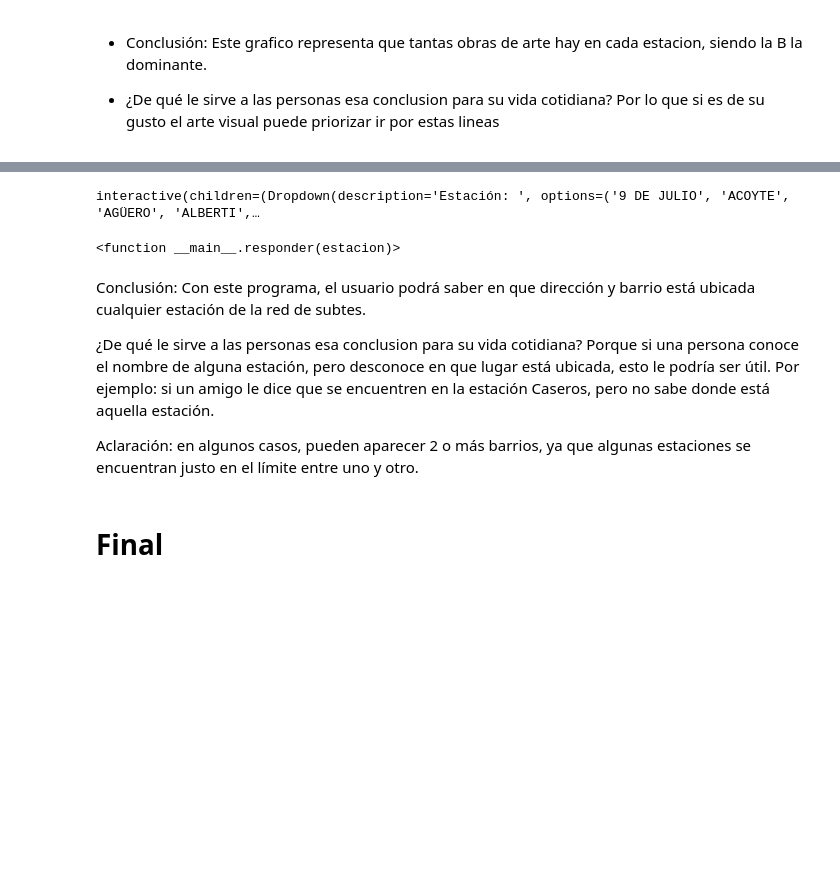
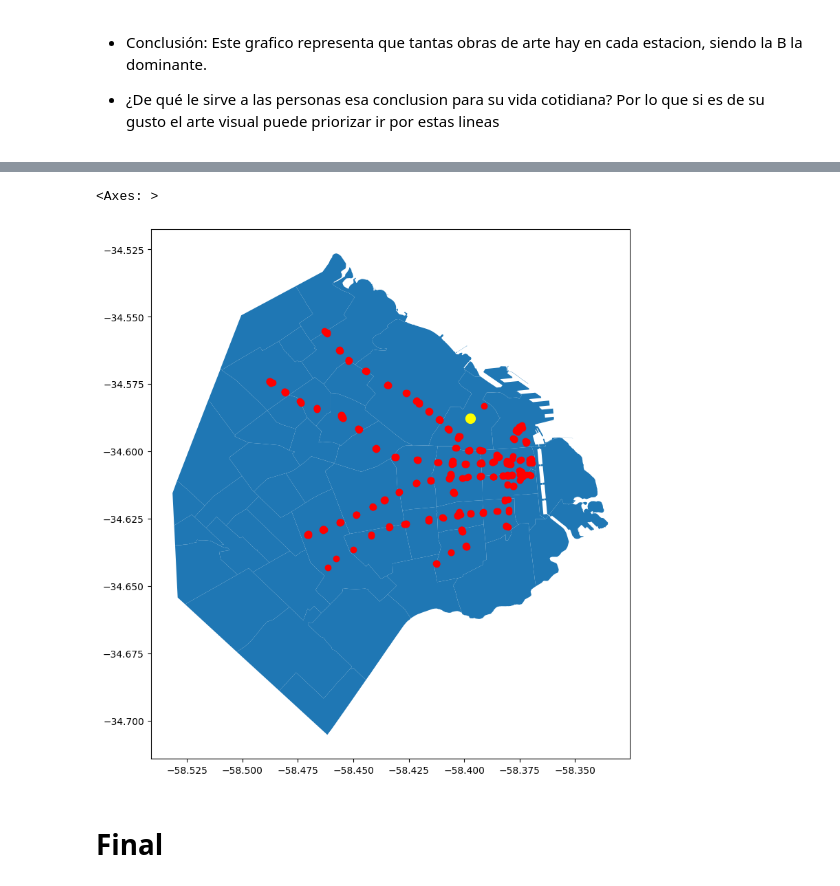
Before and after one commit to IonatanPerez/Aprender_Programando_2023, a Jupyter notebook: Compartido/Trabajos Grupales/Grupo 1.ipynb, the cells around one changed output, grey strips where cells are left out. Saved outputs shown, nothing was run; the diff lists cells and outputs as text; code cells hidden in the pictures; blank space fills up the shorter version.

```diff
--- a/Compartido/Trabajos Grupales/Grupo 1.ipynb
+++ b/Compartido/Trabajos Grupales/Grupo 1.ipynb
@@ -220,23 +212,0 @@ plt.scatter(mapa['long'], mapa['lat'])
-# %%
-lista_estaciones = mapa['estacion'].unique()
-lista_estaciones = np.sort(lista_estaciones)
-estacion_seleccionada = widgets.Dropdown(options=lista_estaciones,
-                                         description='Estación: ',
-                                         disabled=False)
-def responder(estacion):
-    data = mapa.loc[(mapa["estacion"]==estacion)]
-    print ("Direccion de las bocas de la estacion:")
-    print (data["dom_orig"])
-    print( )
-    print ("Barrio de las bocas de la estacion:")
-    print (data["barrio"])
-interact(responder, estacion = estacion_seleccionada)
-# %% [output]
-interactive(children=(Dropdown(description='Estación: ', options=('9 DE JULIO', 'ACOYTE', 'AGÜERO', 'ALBERTI',…
-<function __main__.responder(estacion)>
-# %% [markdown]
-Conclusión: Con este programa, el usuario podrá saber en que dirección y barrio está ubicada cualquier estación de la red de subtes.
-
-¿De qué le sirve a las personas esa conclusion para su vida cotidiana? Porque si una persona conoce el nombre de alguna estación, pero desconoce en que lugar está ubicada, esto le podría ser útil. Por ejemplo: si un amigo le dice que se encuentren en la estación Caseros, pero no sabe donde está aquella estación.
-
-Aclaración: en algunos casos, pueden aparecer 2 o más barrios, ya que algunas estaciones se encuentran justo en el límite entre uno y otro.
@@ -243,2 +215,16 @@ Aclaración: en algunos casos, pueden aparecer 2 o más barrios, ya que algunas
+# %%
+bocas = gp.read_file("https://cdn.buenosaires.gob.ar/datosabiertos/datasets/sbase/bocas-subte/bocas-de-subte.geojson")
+mapa = gp.read_file("https://cdn.buenosaires.gob.ar/datosabiertos/datasets/ministerio-de-educacion/barrios/barrios.geojson")
+# %%
+estacion = "LAS HERAS"
+bocas_f = bocas[bocas['estacion']==estacion]
+# %%
+fig, ax = plt.subplots(figsize=(10, 10))
+mapa.plot(ax = ax)
+bocas.plot(ax = ax, color='red')
+bocas_f.plot(ax = ax, color = 'yellow', markersize = 100)
+# %% [output]
+<Axes: >
+[figure, added]
 # %% [markdown]
 # Final
```
Also changed, not shown: parts of 4 cells of this notebook, 5 other files.
